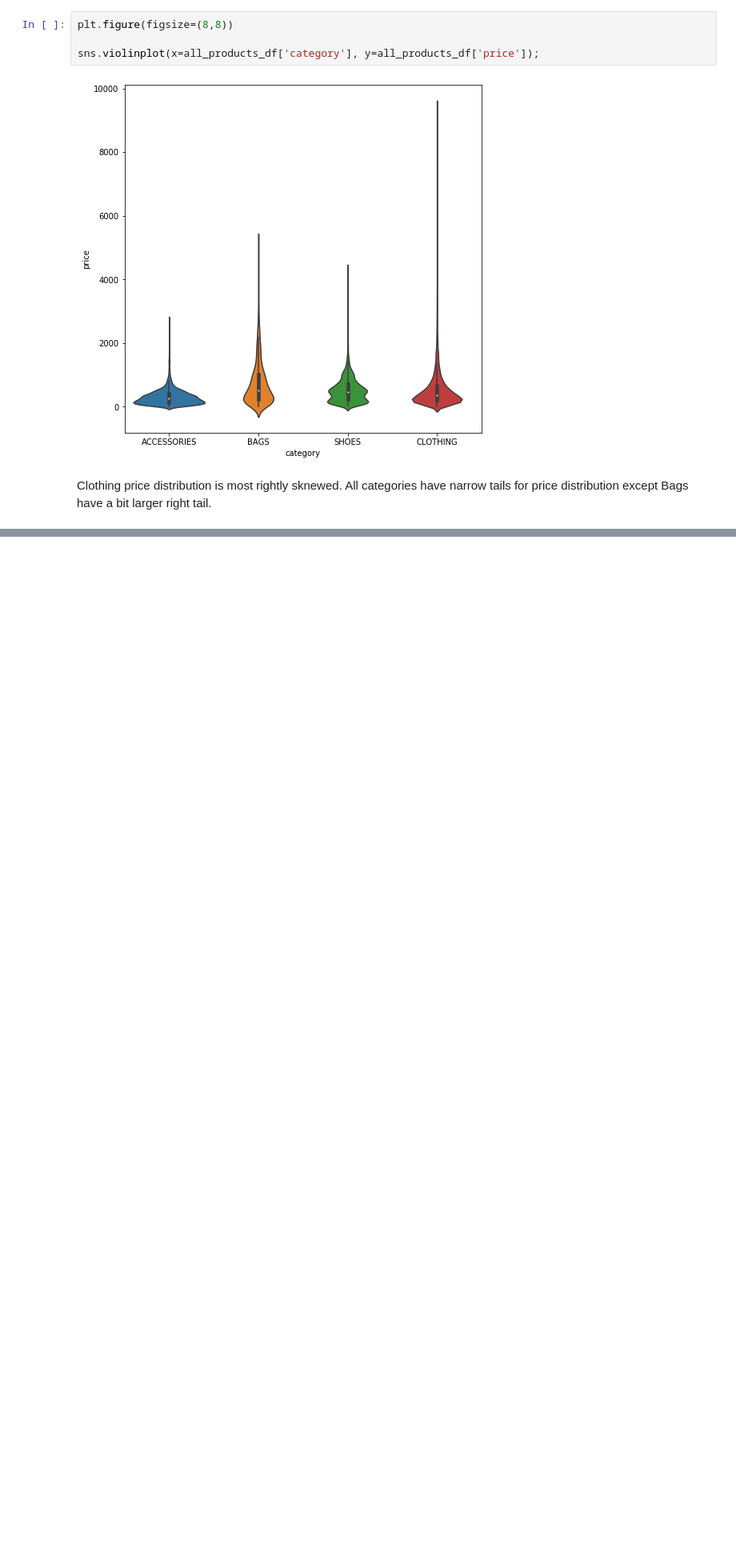
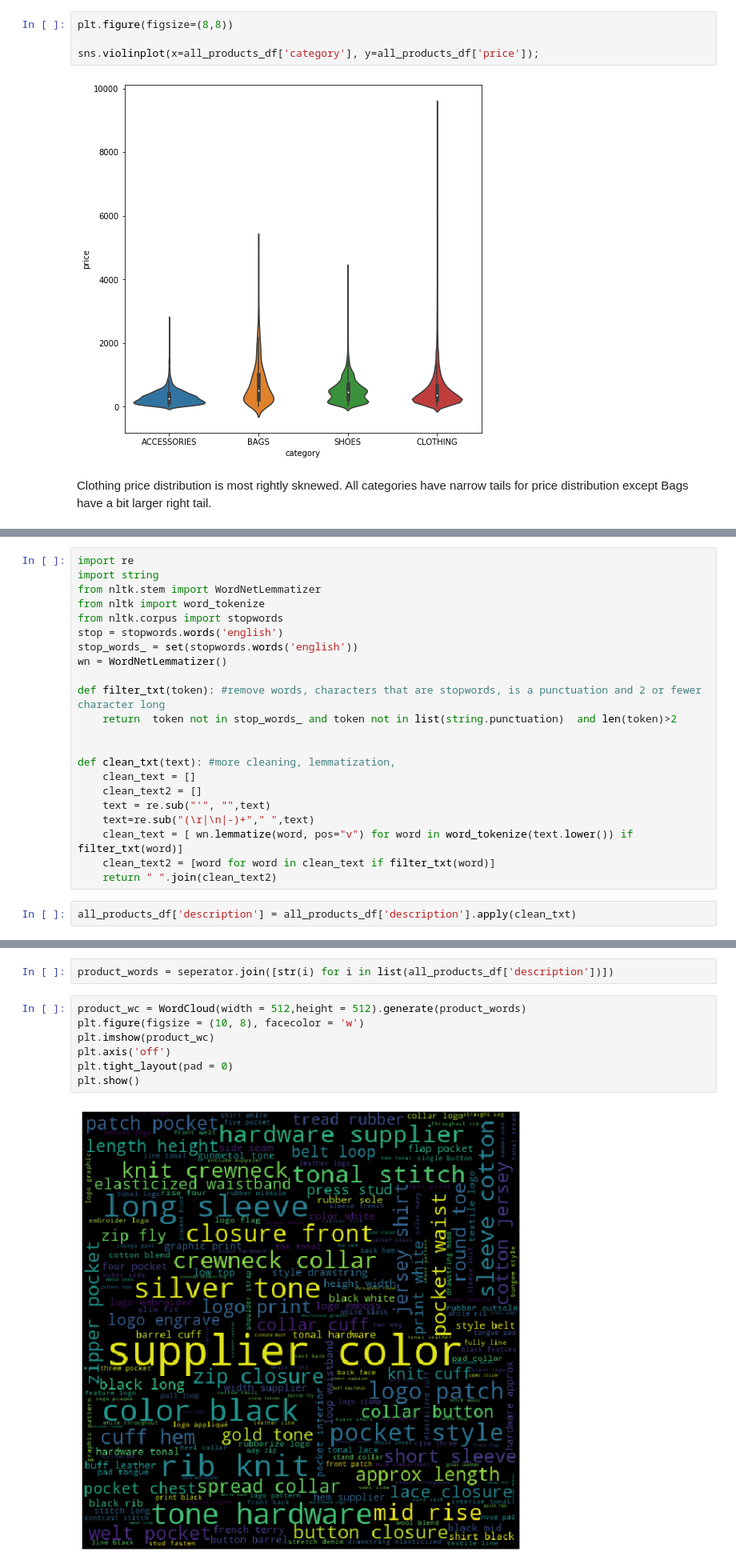
Before and after one commit to nqtri/ML-Projects, a Jupyter notebook: Ecommerce Product Analysis - SSENSE/Retail Product EDA .ipynb, the cells around one changed output, grey strips where cells are left out. Shown at 80% size. Drawn from its saved outputs; the diff is of its cells as text; blank space fills up the shorter version.

```diff
--- a/Ecommerce Product Analysis - SSENSE/Retail Product EDA .ipynb
+++ b/Ecommerce Product Analysis - SSENSE/Retail Product EDA .ipynb
@@ -220,0 +293,24 @@ Clothing price distribution is most rightly sknewed. All categories have narrow
+# %%
+import re
+import string
+from nltk.stem import WordNetLemmatizer
+from nltk import word_tokenize
+from nltk.corpus import stopwords
+stop = stopwords.words('english')
+stop_words_ = set(stopwords.words('english'))
+wn = WordNetLemmatizer()
+
+def filter_txt(token): #remove words, characters that are stopwords, is a punctuation and 2 or fewer character long
+    return  token not in stop_words_ and token not in list(string.punctuation)  and len(token)>2
+
+
+def clean_txt(text): #more cleaning, lemmatization,
+    clean_text = []
+    clean_text2 = []
+    text = re.sub("'", "",text)
+    text=re.sub("(\r|\n|-)+"," ",text)
+    clean_text = [ wn.lemmatize(word, pos="v") for word in word_tokenize(text.lower()) if filter_txt(word)]
+    clean_text2 = [word for word in clean_text if filter_txt(word)]
+    return " ".join(clean_text2)
+# %%
+all_products_df['description'] = all_products_df['description'].apply(clean_txt)
@@ -220,0 +321,11 @@ Clothing price distribution is most rightly sknewed. All categories have narrow
+# %%
+product_words = seperator.join([str(i) for i in list(all_products_df['description'])])
+# %%
+product_wc = WordCloud(width = 512,height = 512).generate(product_words)
+plt.figure(figsize = (10, 8), facecolor = 'w')
+plt.imshow(product_wc)
+plt.axis('off')
+plt.tight_layout(pad = 0)
+plt.show()
+# %% [output]
+[figure, added]
```
Also changed, not shown: parts of 18 cells of this notebook, 1 other file.
